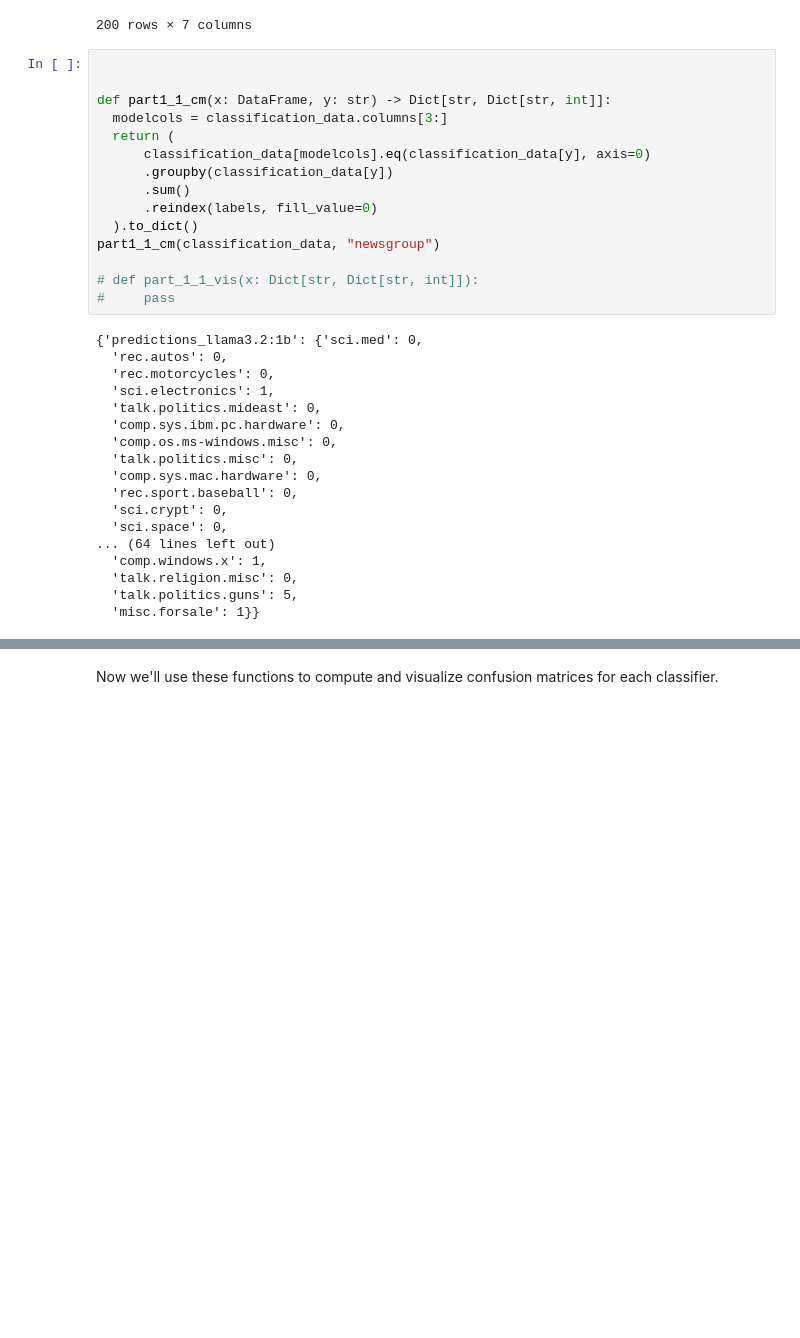
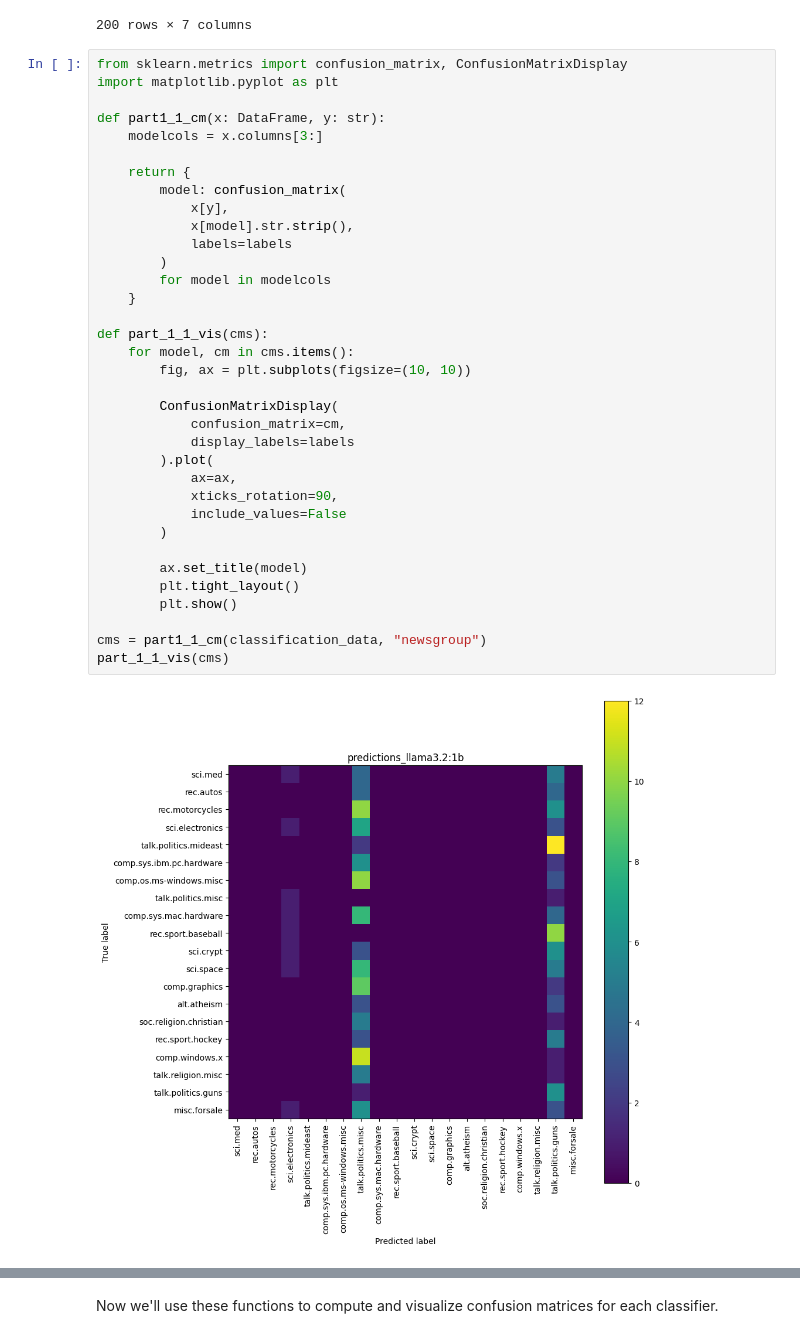
Before and after one commit to B03C9DED28E4/Audio-Tutorial-EECS183A-Fall-25, a Jupyter notebook: HW1.ipynb, the cells around one changed output, grey strips where cells are left out. Drawn from its saved outputs; the diff is of its cells as text; blank space fills up the shorter version.

```diff
--- a/HW1.ipynb
+++ b/HW1.ipynb
@@ -328,35 +343,39 @@ classification_data
 | 199 | 199 | From: whit@carson.u.washington.ed... | sci.electronics | talk.politics.misc | talk.religion.misc | rec.sport.baseball\n | ... |
 200 rows × 7 columns
 # %%
+from sklearn.metrics import confusion_matrix, ConfusionMatrixDisplay
+import matplotlib.pyplot as plt
 
+def part1_1_cm(x: DataFrame, y: str):
+    modelcols = x.columns[3:]
 
-def part1_1_cm(x: DataFrame, y: str) -> Dict[str, Dict[str, int]]:
-  modelcols = classification_data.columns[3:]
-  return (
-      classification_data[modelcols].eq(classification_data[y], axis=0)
-      .groupby(classification_data[y])
-      .sum()
-      .reindex(labels, fill_value=0)
-  ).to_dict()
-part1_1_cm(classification_data, "newsgroup")
+    return {
+        model: confusion_matrix(
+            x[y],
+            x[model].str.strip(),
+            labels=labels
+        )
+        for model in modelcols
+    }
 
-# def part_1_1_vis(x: Dict[str, Dict[str, int]]):
-#     pass
+def part_1_1_vis(cms):
+    for model, cm in cms.items():
+        fig, ax = plt.subplots(figsize=(10, 10))
+
+        ConfusionMatrixDisplay(
+            confusion_matrix=cm,
+            display_labels=labels
+        ).plot(
+            ax=ax,
+            xticks_rotation=90,
+            include_values=False
+        )
+
+        ax.set_title(model)
+        plt.tight_layout()
+        plt.show()
+
+cms = part1_1_cm(classification_data, "newsgroup")
+part_1_1_vis(cms)
 # %% [output]
-{'predictions_llama3.2:1b': {'sci.med': 0,
-  'rec.autos': 0,
-  'rec.motorcycles': 0,
-  'sci.electronics': 1,
-  'talk.politics.mideast': 0,
-  'comp.sys.ibm.pc.hardware': 0,
-  'comp.os.ms-windows.misc': 0,
-  'talk.politics.misc': 0,
-  'comp.sys.mac.hardware': 0,
-  'rec.sport.baseball': 0,
-  'sci.crypt': 0,
-  'sci.space': 0,
-... (64 lines left out)
-  'comp.windows.x': 1,
-  'talk.religion.misc': 0,
-  'talk.politics.guns': 5,
-  'misc.forsale': 1}}
+[figure, added]
```
Also changed, not shown: parts of 3 cells of this notebook.
